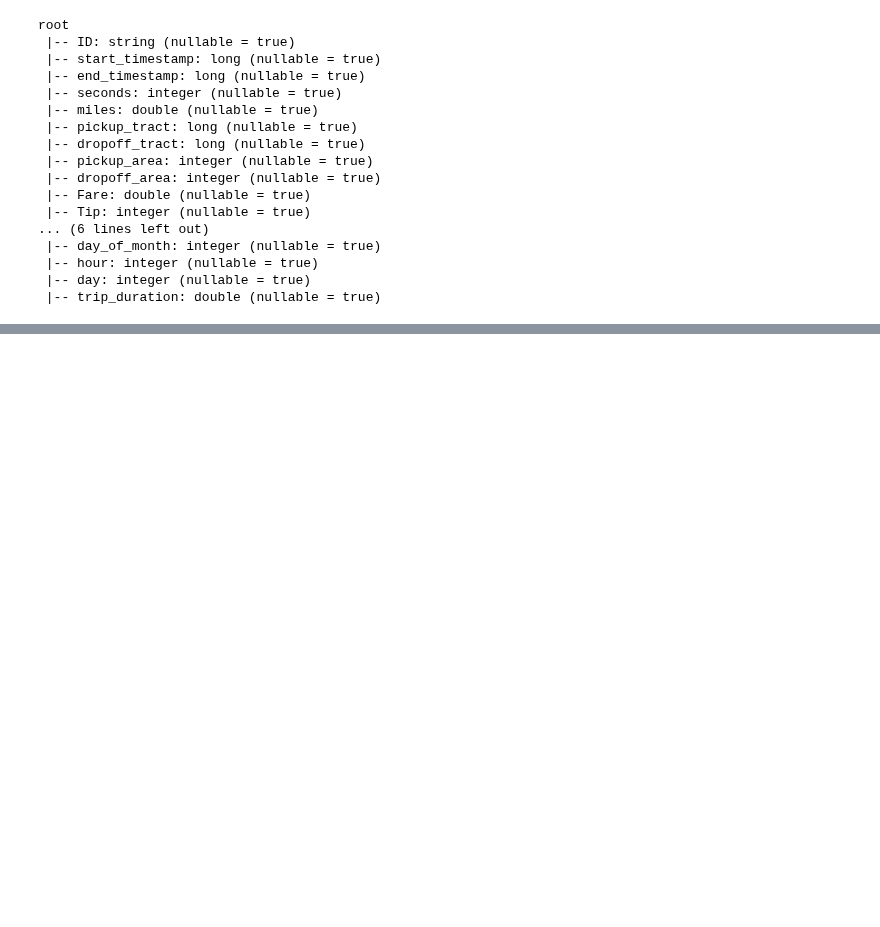
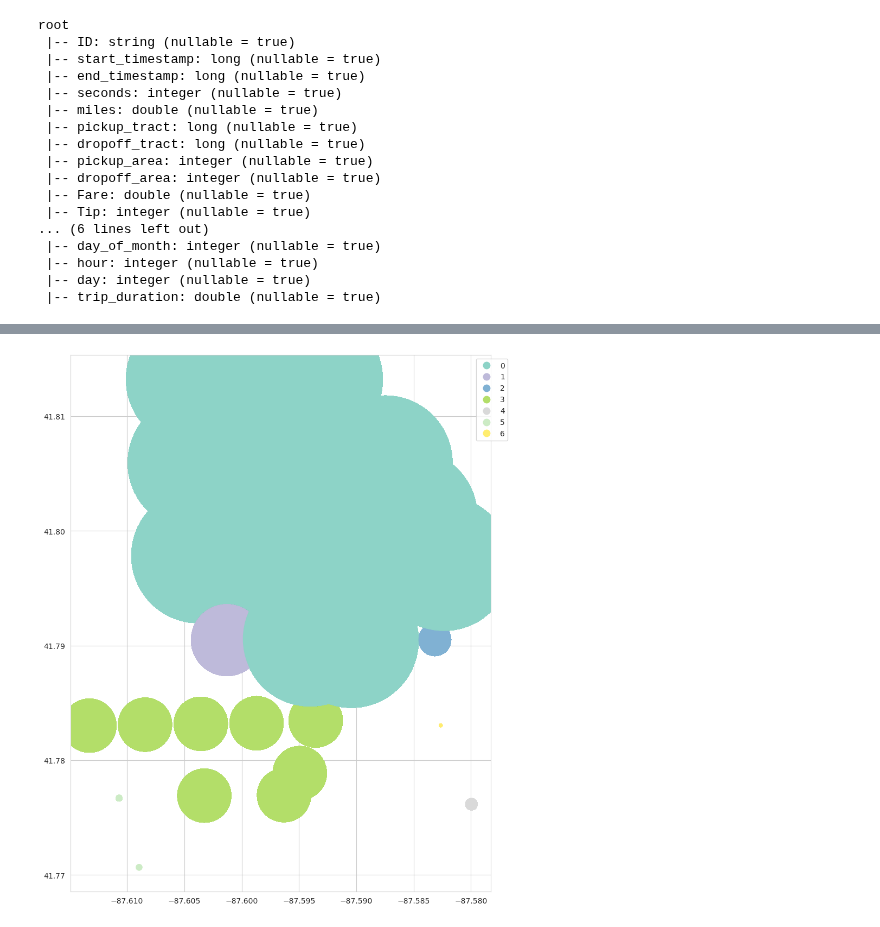
Before and after one commit to hvpachisia/uchicago-lyft-rideshare, a Jupyter notebook: dbscan.ipynb, the cells around one changed output, grey strips where cells are left out. Saved outputs shown, nothing was run; the diff lists cells and outputs as text; code cells hidden in the pictures; blank space fills up the shorter version.

```diff
--- a/dbscan.ipynb
+++ b/dbscan.ipynb
@@ -282,0 +437,27 @@ print(message_dropoff.format(df_all.count(), rs_dropoff.count(), 100*(1 - float(
+# %%
+import geopandas as gpd
+import matplotlib.pyplot as plt
+from shapely.geometry import Point
+
+# Assuming 'pickup_prediction' is a categorical variable in your GeoDataFrame
+pdf['pickup_prediction'] = pdf['pickup_prediction'].astype('category')
+
+# Calculate the count of records for each category
+category_counts = pdf['pickup_prediction'].value_counts()
+
+# Create a dictionary mapping each category to its count
+category_count_dict = dict(zip(category_counts.index, category_counts.values))
+
+# Create a new column 'count' in the GeoDataFrame to store the count for each record's category
+geo_df['count'] = geo_df['pickup_prediction'].map(category_count_dict)
+
+# Plotting
+fig, ax = plt.subplots(figsize=(10, 15))
+geo_df.plot(ax=ax, markersize=geo_df['count'], column='pickup_prediction', cmap='Set3', categorical=True, legend=True)
+
+leg = ax.get_legend()
+leg.set_bbox_to_anchor((1.05, 1))  # Adjust the values as needed
+
+plt.show()
+# %% [output]
+[figure, added]
```
Also changed, not shown: parts of 29 cells of this notebook.
